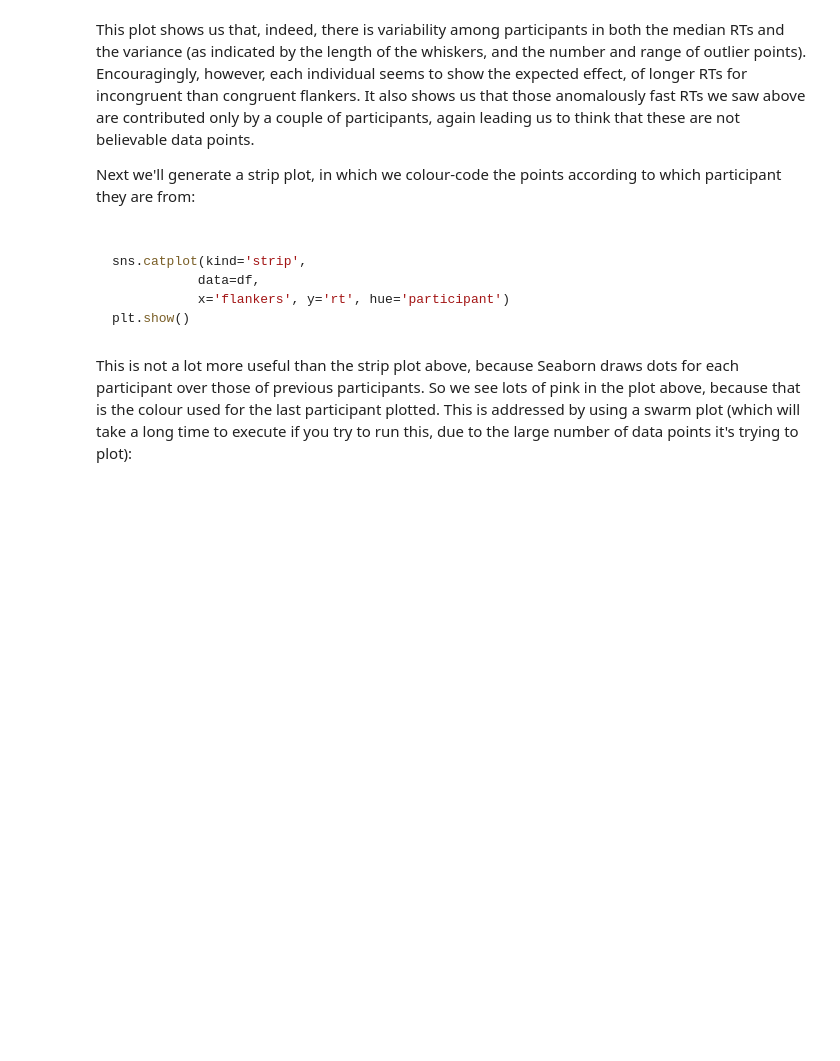
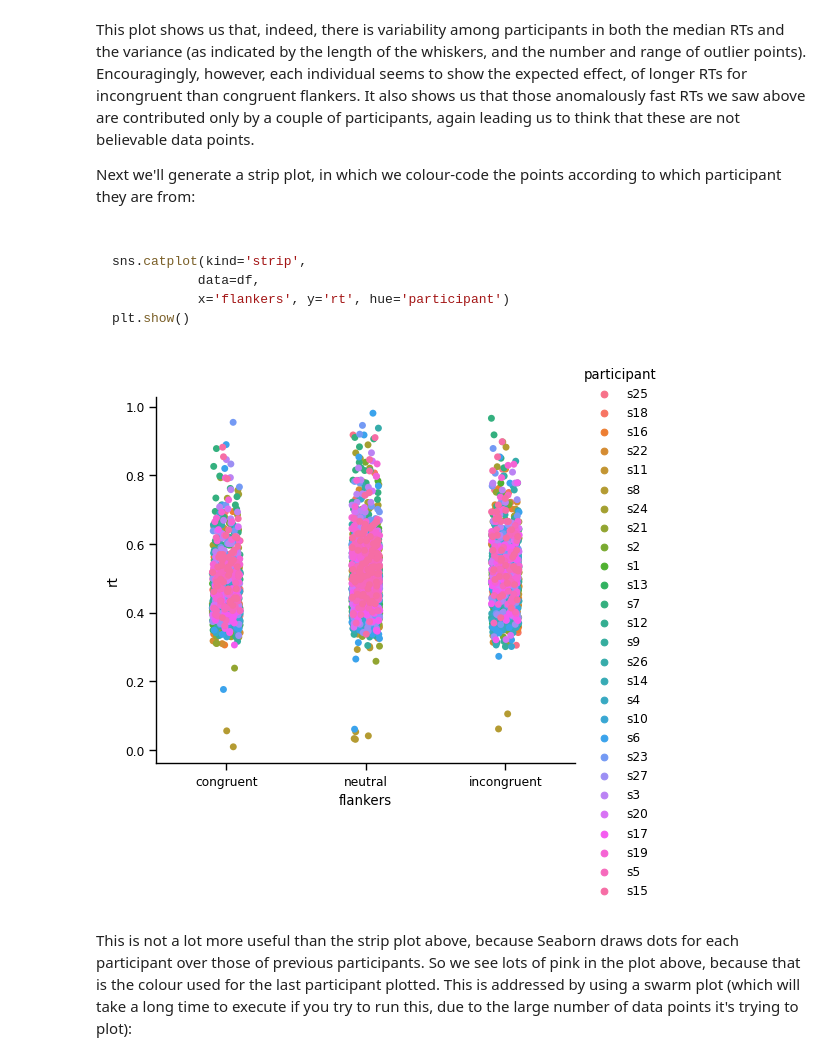
Before and after one commit to stochastic-bean/NDS_Ch5_Biostatistics, a Jupyter notebook: 1 - repeated_measures.ipynb, the cells around one changed output. Saved outputs shown, nothing was run; the diff lists cells and outputs as text; code cells hidden in the pictures; blank space fills up the shorter version.

```diff
--- a/1 - repeated_measures.ipynb
+++ b/1 - repeated_measures.ipynb
@@ -243,3 +257,11 @@ sns.catplot(kind='box',
 plt.show()
 sns.set_context('paper')
 ~~~
+# %%
+sns.set_context('talk')
+sns.catplot(kind='box',
+            data=df,
+            x='flankers', y='rt', col='participant', col_wrap=6,
+            )
+plt.show()
+sns.set_context('paper')
@@ -255,6 +279,13 @@ sns.catplot(kind='strip',
            x='flankers', y='rt', hue='participant')
 plt.show()
 ~~~
+# %%
+sns.catplot(kind='strip',
+           data=df,
+           x='flankers', y='rt', hue='participant')
+plt.show()
+# %% [output]
+[figure, added]
 # %% [markdown]
 This is not a lot more useful than the strip plot above, because Seaborn draws dots for each participant over those of previous participants. So we see lots of pink in the plot above, because that is the colour used for the last participant plotted. This is addressed by using a swarm plot (which will take a long time to execute if you try to run this, due to the large number of data points it's trying to plot):
 # %% [markdown]
```
Also changed, not shown: parts of 17 cells of this notebook.
